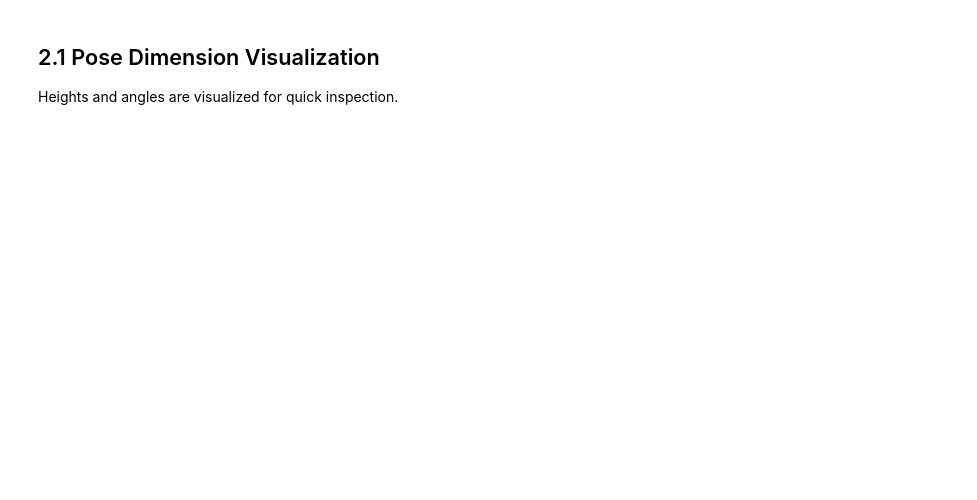
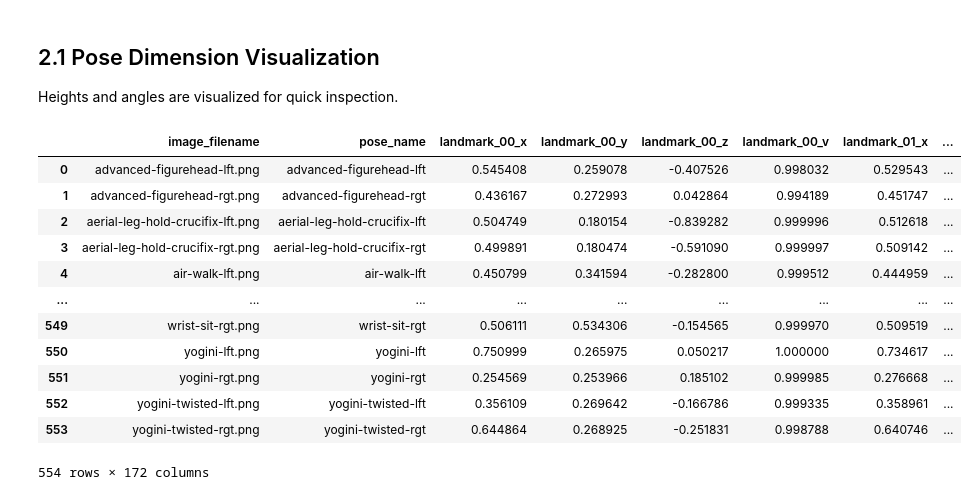
Before and after one commit to kayesokua/poledance.xyz, a Jupyter notebook: docs/2-0-pose-dimension-calculator.ipynb, the cells around one changed output. Drawn from its saved outputs; the diff is of its cells as text; code cells hidden in the pictures; blank space fills up the shorter version.

```diff
--- a/docs/2-0-pose-dimension-calculator.ipynb
+++ b/docs/2-0-pose-dimension-calculator.ipynb
@@ -205,5 +200,19 @@ pd_upright.data.head(5)
 
 Heights and angles are visualized for quick inspection.
 # %%
-data = pd.read_csv('data/internal/tricks/pose_data_raw.csv')
-data.head(5)
+data = pd.read_csv('data/internal/tricks/pose_data.csv')
+data
+# %% [output]
+|  | image_filename | pose_name | landmark_00_x | landmark_00_y | landmark_00_z | landmark_00_v | landmark_01_x | ... |
+| 0 | advanced-figurehead-lft.png | advanced-figurehead-lft | 0.545408 | 0.259078 | -0.407526 | 0.998032 | 0.529543 | ... |
+| 1 | advanced-figurehead-rgt.png | advanced-figurehead-rgt | 0.436167 | 0.272993 | 0.042864 | 0.994189 | 0.451747 | ... |
+| 2 | aerial-leg-hold-crucifix-lft.png | aerial-leg-hold-crucifix-lft | 0.504749 | 0.180154 | -0.839282 | 0.999996 | 0.512618 | ... |
+| 3 | aerial-leg-hold-crucifix-rgt.png | aerial-leg-hold-crucifix-rgt | 0.499891 | 0.180474 | -0.591090 | 0.999997 | 0.509142 | ... |
+| 4 | air-walk-lft.png | air-walk-lft | 0.450799 | 0.341594 | -0.282800 | 0.999512 | 0.444959 | ... |
+| ... | ... | ... | ... | ... | ... | ... | ... | ... |
+| 549 | wrist-sit-rgt.png | wrist-sit-rgt | 0.506111 | 0.534306 | -0.154565 | 0.999970 | 0.509519 | ... |
+| 550 | yogini-lft.png | yogini-lft | 0.750999 | 0.265975 | 0.050217 | 1.000000 | 0.734617 | ... |
+| 551 | yogini-rgt.png | yogini-rgt | 0.254569 | 0.253966 | 0.185102 | 0.999985 | 0.276668 | ... |
+| 552 | yogini-twisted-lft.png | yogini-twisted-lft | 0.356109 | 0.269642 | -0.166786 | 0.999335 | 0.358961 | ... |
+| 553 | yogini-twisted-rgt.png | yogini-twisted-rgt | 0.644864 | 0.268925 | -0.251831 | 0.998788 | 0.640746 | ... |
+554 rows × 172 columns
```
Also changed, not shown: parts of 8 cells of this notebook.
